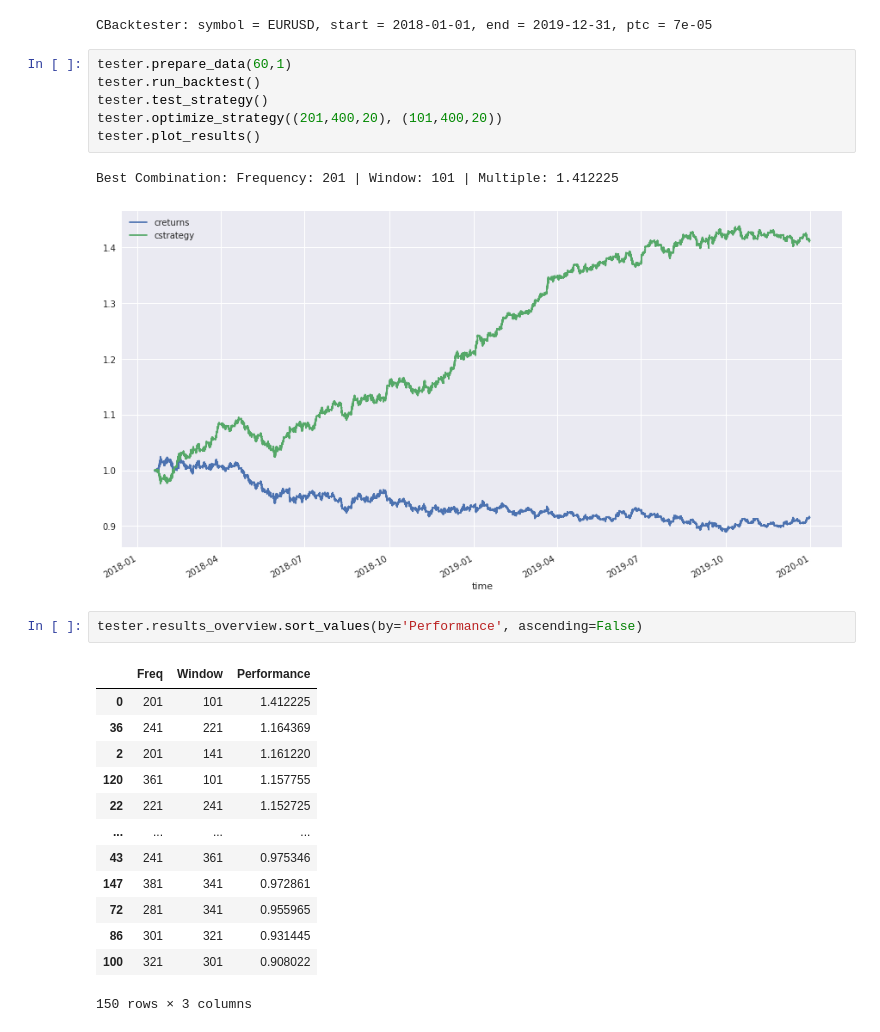
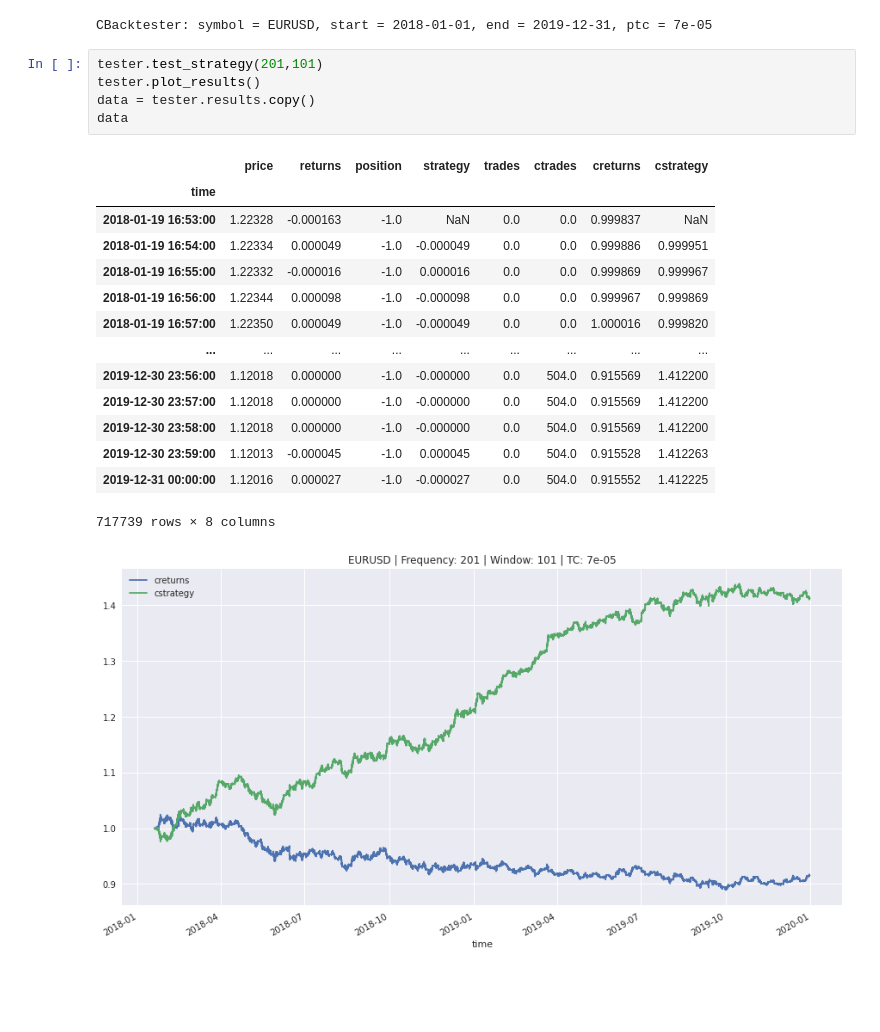
Before and after one commit to pianofreq/hagmann-perf-opt-course, a Jupyter notebook: PerfOptCourse/Section_1/CBacktester-RTM.ipynb, the cells around one changed output. Saved outputs shown, nothing was run; the diff lists cells and outputs as text; blank space fills up the shorter version.

```diff
--- a/PerfOptCourse/Section_1/CBacktester-RTM.ipynb
+++ b/PerfOptCourse/Section_1/CBacktester-RTM.ipynb
@@ -188,29 +201,25 @@ tester = CBacktester("one_minute.csv", "EURUSD", "2018-01-01", "2019-12-31", spr
 tester
 # %% [output]
 CBacktester: symbol = EURUSD, start = 2018-01-01, end = 2019-12-31, ptc = 7e-05
-# %%
-tester.prepare_data(60,1)
-tester.run_backtest()
-tester.test_strategy()
-tester.optimize_strategy((201,400,20), (101,400,20))
-tester.plot_results()
-# %% [output]
-Best Combination: Frequency: 201 | Window: 101 | Multiple: 1.412225
-[figure, removed]
-# %%
-tester.results_overview.sort_values(by='Performance', ascending=False)
-# %% [output]
-|  | Freq | Window | Performance |
-| 0 | 201 | 101 | 1.412225 |
-| 36 | 241 | 221 | 1.164369 |
-| 2 | 201 | 141 | 1.161220 |
-| 120 | 361 | 101 | 1.157755 |
-| 22 | 221 | 241 | 1.152725 |
-| ... | ... | ... | ... |
-| 43 | 241 | 361 | 0.975346 |
-| 147 | 381 | 341 | 0.972861 |
-| 72 | 281 | 341 | 0.955965 |
-| 86 | 301 | 321 | 0.931445 |
-| 100 | 321 | 301 | 0.908022 |
-150 rows × 3 columns
+# %%
+tester.test_strategy(201,101)
+tester.plot_results()
+data = tester.results.copy()
+data
+# %% [output]
+|  | price | returns | position | strategy | trades | ctrades | creturns | cstrategy |
+| time |  |  |  |  |  |  |  |  |
+| 2018-01-19 16:53:00 | 1.22328 | -0.000163 | -1.0 | NaN | 0.0 | 0.0 | 0.999837 | NaN |
+| 2018-01-19 16:54:00 | 1.22334 | 0.000049 | -1.0 | -0.000049 | 0.0 | 0.0 | 0.999886 | 0.999951 |
+| 2018-01-19 16:55:00 | 1.22332 | -0.000016 | -1.0 | 0.000016 | 0.0 | 0.0 | 0.999869 | 0.999967 |
+| 2018-01-19 16:56:00 | 1.22344 | 0.000098 | -1.0 | -0.000098 | 0.0 | 0.0 | 0.999967 | 0.999869 |
+| 2018-01-19 16:57:00 | 1.22350 | 0.000049 | -1.0 | -0.000049 | 0.0 | 0.0 | 1.000016 | 0.999820 |
+| ... | ... | ... | ... | ... | ... | ... | ... | ... |
+| 2019-12-30 23:56:00 | 1.12018 | 0.000000 | -1.0 | -0.000000 | 0.0 | 504.0 | 0.915569 | 1.412200 |
+| 2019-12-30 23:57:00 | 1.12018 | 0.000000 | -1.0 | -0.000000 | 0.0 | 504.0 | 0.915569 | 1.412200 |
+| 2019-12-30 23:58:00 | 1.12018 | 0.000000 | -1.0 | -0.000000 | 0.0 | 504.0 | 0.915569 | 1.412200 |
+| 2019-12-30 23:59:00 | 1.12013 | -0.000045 | -1.0 | 0.000045 | 0.0 | 504.0 | 0.915528 | 1.412263 |
+| 2019-12-31 00:00:00 | 1.12016 | 0.000027 | -1.0 | -0.000027 | 0.0 | 504.0 | 0.915552 | 1.412225 |
+717739 rows × 8 columns
+[figure, added]
 # %%
```
Also changed, not shown: parts of 5 cells of this notebook, 1 other file.
